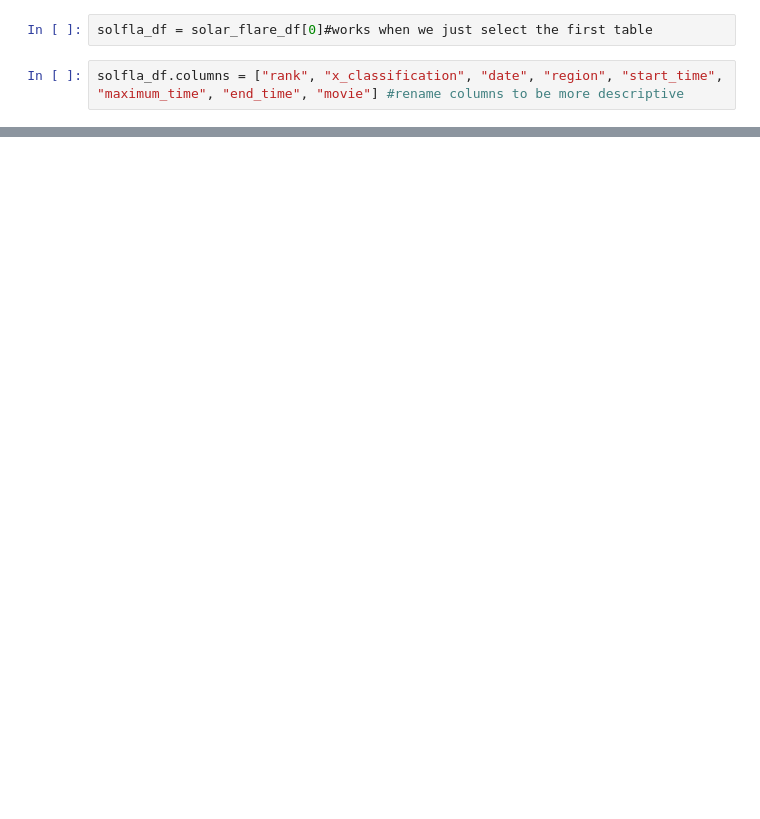
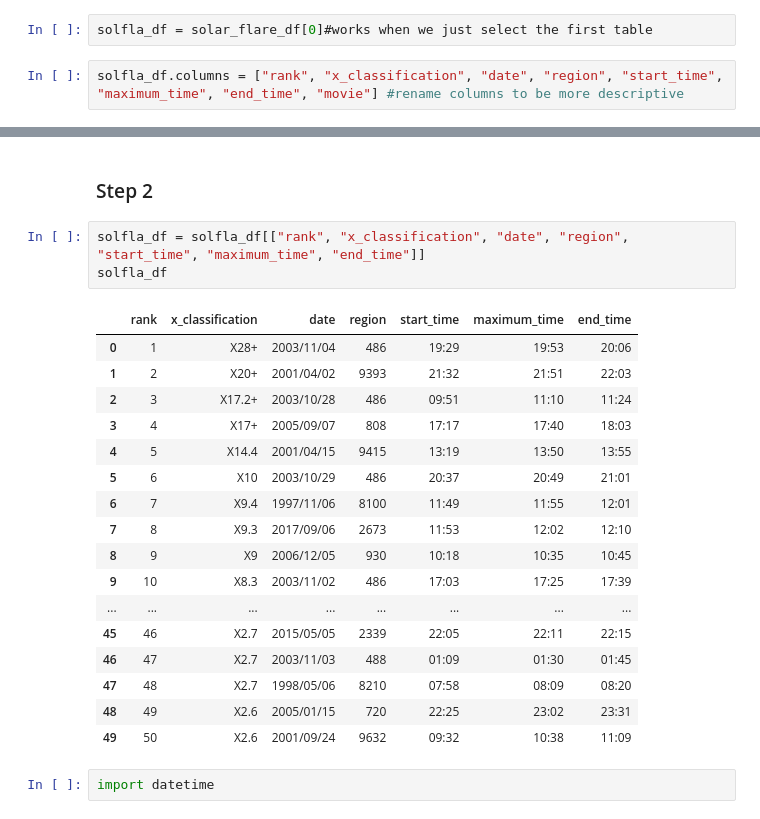
Before and after one commit to NickOuellet/Fly-Me-To-The-Moon, a Jupyter notebook: Fly Me To The Moon - Proj 1 Part 1-2.ipynb, the cells around one changed output, grey strips where cells are left out. Cells and saved outputs as stored; diff of their text form; blank space fills up the shorter version.

Commit message:
Worked on Step 2
#1 complete
#2 not quite finished
#3 complete - but didn't use the .at the instructions suggested
#4 complete - there were none missing
#5 complete

```diff
--- a/Fly Me To The Moon - Proj 1 Part 1-2.ipynb
+++ b/Fly Me To The Moon - Proj 1 Part 1-2.ipynb
@@ -66,3 +68,28 @@ solfla_df
 | 47 | 48 | X2.7 | 1998/05/06 | 8210 | 07:58 | 08:09 | 08:20 | MovieView archive |
 | 48 | 49 | X2.6 | 2005/01/15 | 720 | 22:25 | 23:02 | 23:31 | MovieView archive |
 | 49 | 50 | X2.6 | 2001/09/24 | 9632 | 09:32 | 10:38 | 11:09 | MovieView archive |
+# %% [markdown]
+### Step 2
+# %%
+solfla_df = solfla_df[["rank", "x_classification", "date", "region", "start_time", "maximum_time", "end_time"]]
+solfla_df
+# %% [output]
+|  | rank | x_classification | date | region | start_time | maximum_time | end_time |
+| 0 | 1 | X28+ | 2003/11/04 | 486 | 19:29 | 19:53 | 20:06 |
+| 1 | 2 | X20+ | 2001/04/02 | 9393 | 21:32 | 21:51 | 22:03 |
+| 2 | 3 | X17.2+ | 2003/10/28 | 486 | 09:51 | 11:10 | 11:24 |
+| 3 | 4 | X17+ | 2005/09/07 | 808 | 17:17 | 17:40 | 18:03 |
+| 4 | 5 | X14.4 | 2001/04/15 | 9415 | 13:19 | 13:50 | 13:55 |
+| 5 | 6 | X10 | 2003/10/29 | 486 | 20:37 | 20:49 | 21:01 |
+| 6 | 7 | X9.4 | 1997/11/06 | 8100 | 11:49 | 11:55 | 12:01 |
+| 7 | 8 | X9.3 | 2017/09/06 | 2673 | 11:53 | 12:02 | 12:10 |
+| 8 | 9 | X9 | 2006/12/05 | 930 | 10:18 | 10:35 | 10:45 |
+| 9 | 10 | X8.3 | 2003/11/02 | 486 | 17:03 | 17:25 | 17:39 |
+| ... | ... | ... | ... | ... | ... | ... | ... |
+| 45 | 46 | X2.7 | 2015/05/05 | 2339 | 22:05 | 22:11 | 22:15 |
+| 46 | 47 | X2.7 | 2003/11/03 | 488 | 01:09 | 01:30 | 01:45 |
+| 47 | 48 | X2.7 | 1998/05/06 | 8210 | 07:58 | 08:09 | 08:20 |
+| 48 | 49 | X2.6 | 2005/01/15 | 720 | 22:25 | 23:02 | 23:31 |
+| 49 | 50 | X2.6 | 2001/09/24 | 9632 | 09:32 | 10:38 | 11:09 |
+# %%
+import datetime
```
Also changed, not shown: parts of 6 cells of this notebook.
